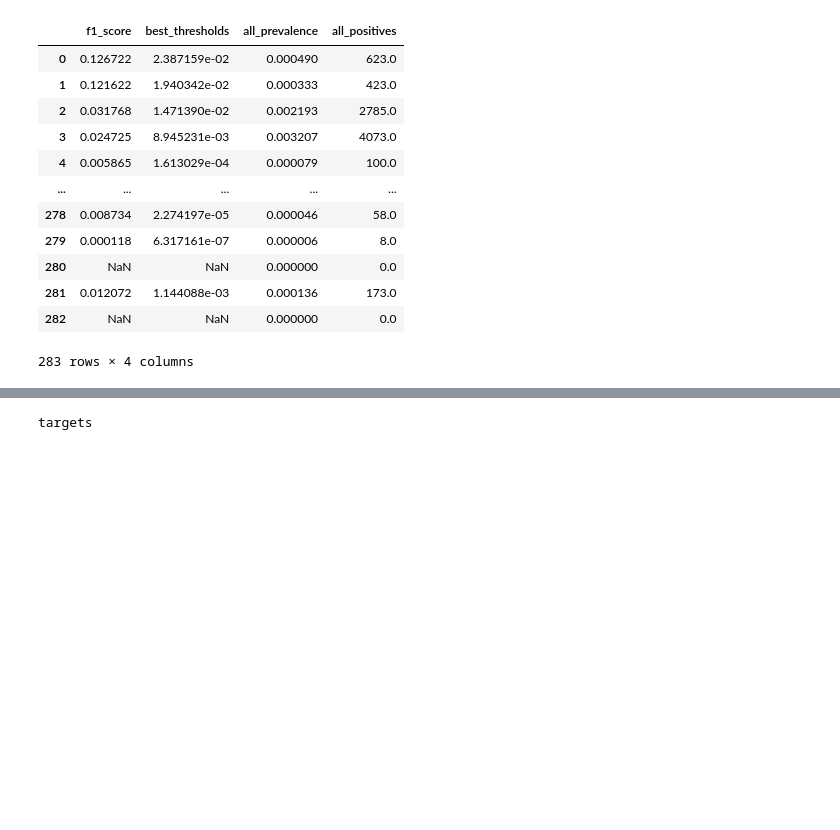
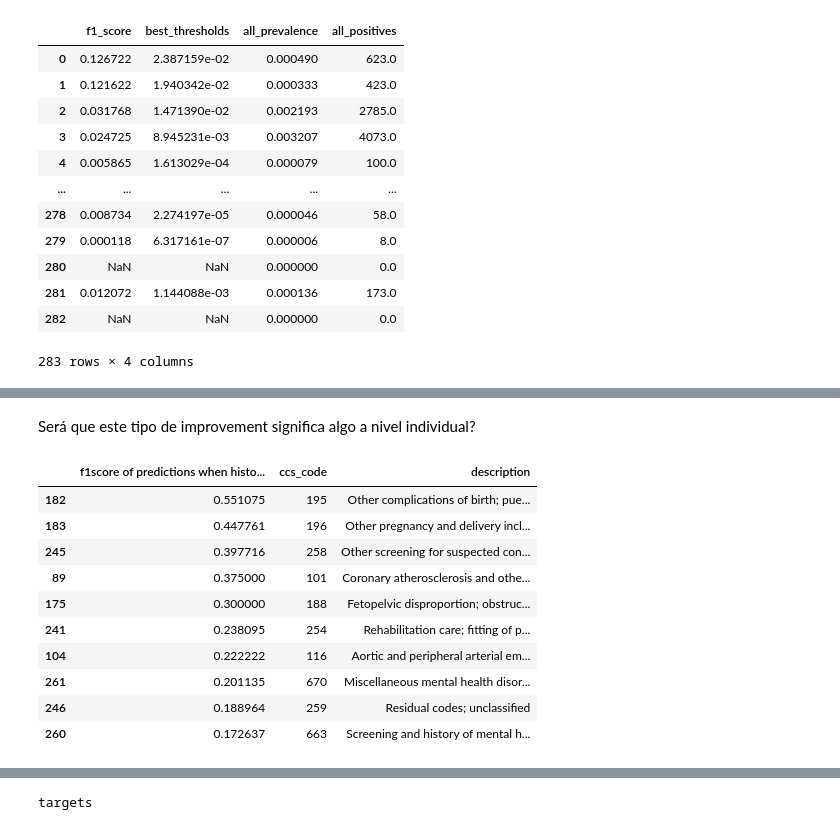
Before and after one commit to snovaisg/master-thesis, a Jupyter notebook: icare21_pytorch.ipynb, the cells around one changed output, grey strips where cells are left out. Drawn from its saved outputs; the diff is of its cells as text; code cells hidden in the pictures; blank space fills up the shorter version.

```diff
--- a/icare21_pytorch.ipynb
+++ b/icare21_pytorch.ipynb
@@ -440,0 +733,5 @@ thresholds_train
+# %%
+a = [1,2,3,4,5,6]
+level = 3
+leng = 6
+range(3,leng)
@@ -440,0 +788,27 @@ thresholds_train
+# %%
+res = {}
+levels = [1,5,10]
+for level in tqdm(levels):
+    metrics = Metrics({'avgprec':AveragePrecision(num_classes=n_labels,average=None,multiclass=False),
+                       'f1score':F1Score(num_classes=n_labels,average=None,multiclass=False)
+                      })
+    n_seqs = 0
+    total_n_seqs = 0
+    for batch in tqdm(val_dataloader):
+        lengths = batch['length']
+        target = batch['target_sequence']
+        logits = compute_model_logits_batch(model,batch)
+
+        mask = mask_at_k(lengths,level)
+
+        # stats
+        n_seqs += len(mask)
+        total_n_seqs += len(lengths)
+        if mask:
+            relevant_logits = logits[mask,:]
+            relevant_target = target[mask,:]
+            relevant_preds = logits2preds(relevant_logits,new_level10_thresholds['best_thresholds'].to_dict())
+
+            metrics.update(relevant_logits,relevant_preds,relevant_target)
+
+    res[level]=dict(metrics=metrics.compute(),n_seqs=n_seqs,total_n_seqs=total_n_seqs)
@@ -440,0 +844,19 @@ thresholds_train
+# %% [markdown]
+Será que este tipo de improvement significa algo a nivel individual?
+# %%
+a = pd.Series(res[10]['metrics']['f1score']['each']).sort_values(ascending=False).head(10).to_frame('f1score of predictions when history=10 timesteps')
+a.loc[:,'ccs_code'] = [dataset.grouping_data['ccs']['int2code'][x] for x in a.index]
+a.loc[:,'description'] = icdmap.lookup('ccstodescription',a['ccs_code'])
+a
+# %% [output]
+|  | f1score of predictions when histo... | ccs_code | description |
+| 182 | 0.551075 | 195 | Other complications of birth; pue... |
+| 183 | 0.447761 | 196 | Other pregnancy and delivery incl... |
+| 245 | 0.397716 | 258 | Other screening for suspected con... |
+| 89 | 0.375000 | 101 | Coronary atherosclerosis and othe... |
+| 175 | 0.300000 | 188 | Fetopelvic disproportion; obstruc... |
+| 241 | 0.238095 | 254 | Rehabilitation care; fitting of p... |
+| 104 | 0.222222 | 116 | Aortic and peripheral arterial em... |
+| 261 | 0.201135 | 670 | Miscellaneous mental health disor... |
+| 246 | 0.188964 | 259 | Residual codes; unclassified |
+| 260 | 0.172637 | 663 | Screening and history of mental h... |
```
Also changed, not shown: parts of 30 cells of this notebook, 1 other file.
